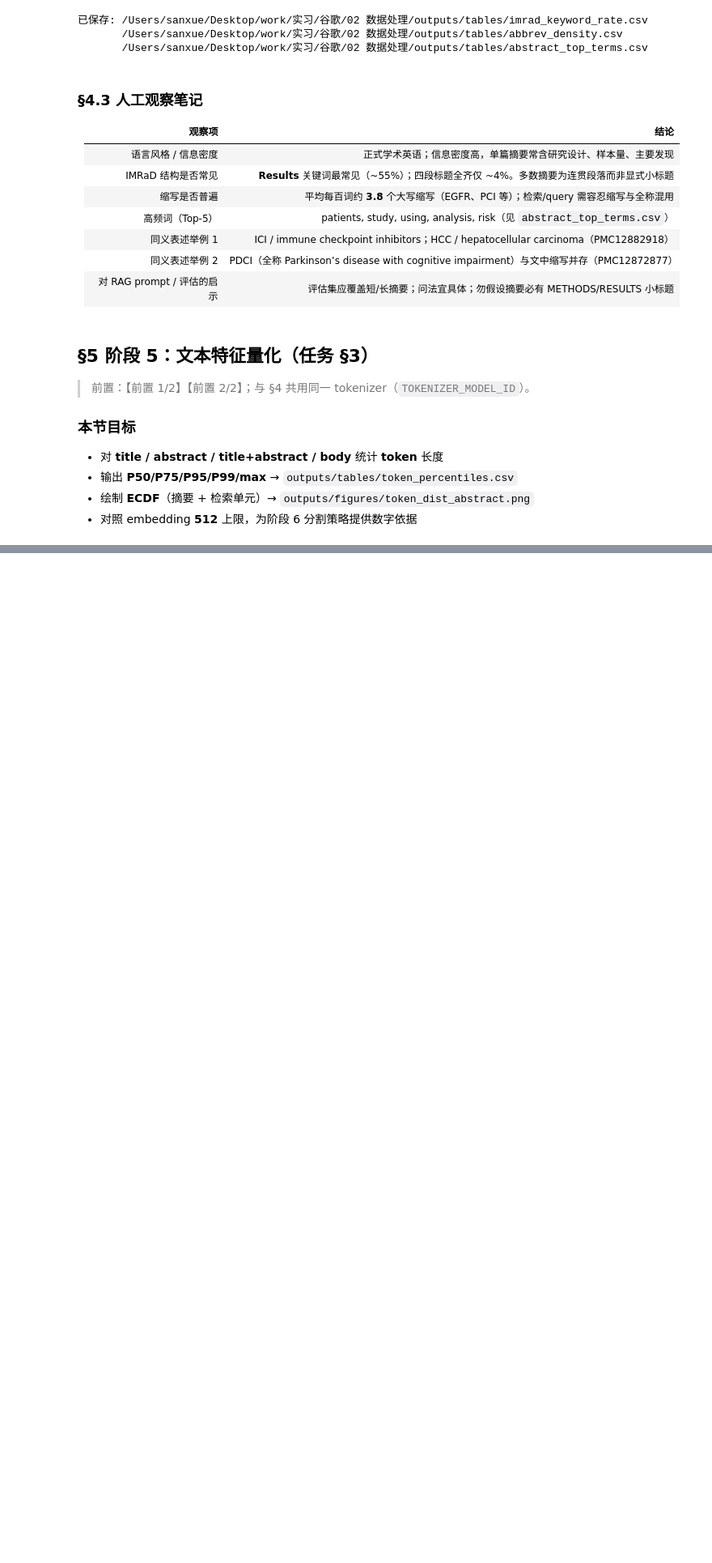
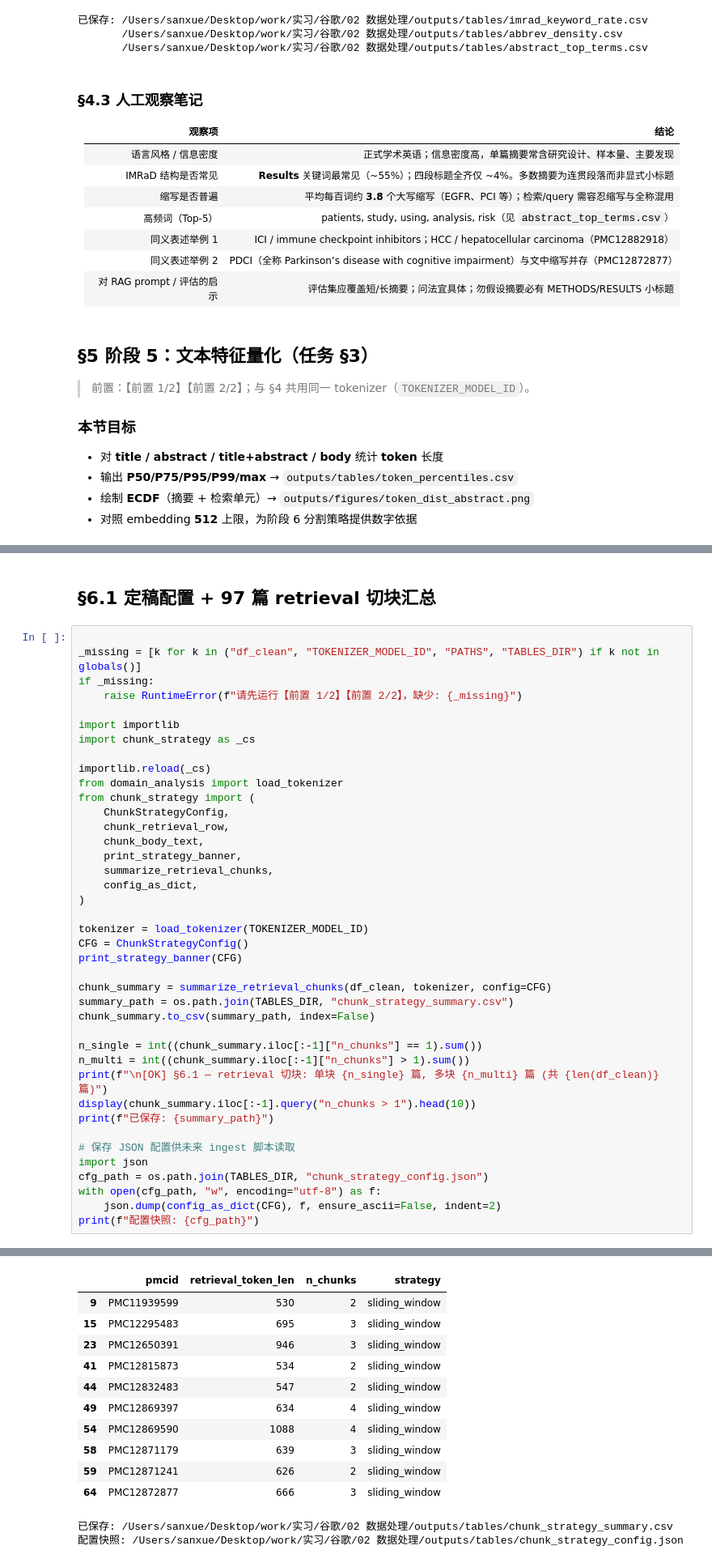
Before and after one commit to SanXue-YG/Med-LLM-RAG-Internship, a Jupyter notebook: 02 数据处理/notebooks/med-data-EDA.ipynb, the cells around one changed output, grey strips where cells are left out. Shown at 81% size. Drawn from its saved outputs; the diff is of its cells as text; blank space fills up the shorter version.

```diff
--- a/02 数据处理/notebooks/med-data-EDA.ipynb
+++ b/02 数据处理/notebooks/med-data-EDA.ipynb
@@ -601,0 +616,43 @@ Warning: You are sending unauthenticated requests to the HF Hub. Please set a HF
+# %% [markdown]
+## §6.1 定稿配置 + 97 篇 retrieval 切块汇总
+# %%
+
+_missing = [k for k in ("df_clean", "TOKENIZER_MODEL_ID", "PATHS", "TABLES_DIR") if k not in globals()]
+if _missing:
+    raise RuntimeError(f"请先运行【前置 1/2】【前置 2/2】，缺少: {_missing}")
+
+import importlib
+import chunk_strategy as _cs
+
+importlib.reload(_cs)
+from domain_analysis import load_tokenizer
+from chunk_strategy import (
+    ChunkStrategyConfig,
+    chunk_retrieval_row,
+    chunk_body_text,
+    print_strategy_banner,
+    summarize_retrieval_chunks,
+    config_as_dict,
+)
+
+tokenizer = load_tokenizer(TOKENIZER_MODEL_ID)
+CFG = ChunkStrategyConfig()
+print_strategy_banner(CFG)
+
+chunk_summary = summarize_retrieval_chunks(df_clean, tokenizer, config=CFG)
+summary_path = os.path.join(TABLES_DIR, "chunk_strategy_summary.csv")
+chunk_summary.to_csv(summary_path, index=False)
+
+n_single = int((chunk_summary.iloc[:-1]["n_chunks"] == 1).sum())
+n_multi = int((chunk_summary.iloc[:-1]["n_chunks"] > 1).sum())
+print(f"\n[OK] §6.1 — retrieval 切块: 单块 {n_single} 篇, 多块 {n_multi} 篇 (共 {len(df_clean)} 篇)")
+display(chunk_summary.iloc[:-1].query("n_chunks > 1").head(10))
+print(f"已保存: {summary_path}")
+
+# 保存 JSON 配置供未来 ingest 脚本读取
+import json
+cfg_path = os.path.join(TABLES_DIR, "chunk_strategy_config.json")
+with open(cfg_path, "w", encoding="utf-8") as f:
+    json.dump(config_as_dict(CFG), f, ensure_ascii=False, indent=2)
+print(f"配置快照: {cfg_path}")
+# %% [output]
@@ -601,0 +676,13 @@ Warning: You are sending unauthenticated requests to the HF Hub. Please set a HF
+|  | pmcid | retrieval_token_len | n_chunks | strategy |
+| 9 | PMC11939599 | 530 | 2 | sliding_window |
+| 15 | PMC12295483 | 695 | 3 | sliding_window |
+| 23 | PMC12650391 | 946 | 3 | sliding_window |
+| 41 | PMC12815873 | 534 | 2 | sliding_window |
+| 44 | PMC12832483 | 547 | 2 | sliding_window |
+| 49 | PMC12869397 | 634 | 4 | sliding_window |
+| 54 | PMC12869590 | 1088 | 4 | sliding_window |
+| 58 | PMC12871179 | 639 | 3 | sliding_window |
+| 59 | PMC12871241 | 626 | 2 | sliding_window |
+| 64 | PMC12872877 | 666 | 3 | sliding_window |
+已保存: /Users/sanxue/Desktop/work/实习/谷歌/02 数据处理/outputs/tables/chunk_strategy_summary.csv
+配置快照: /Users/sanxue/Desktop/work/实习/谷歌/02 数据处理/outputs/tables/chunk_strategy_config.json
```
Also changed, not shown: parts of 7 cells of this notebook, 9 other files.
